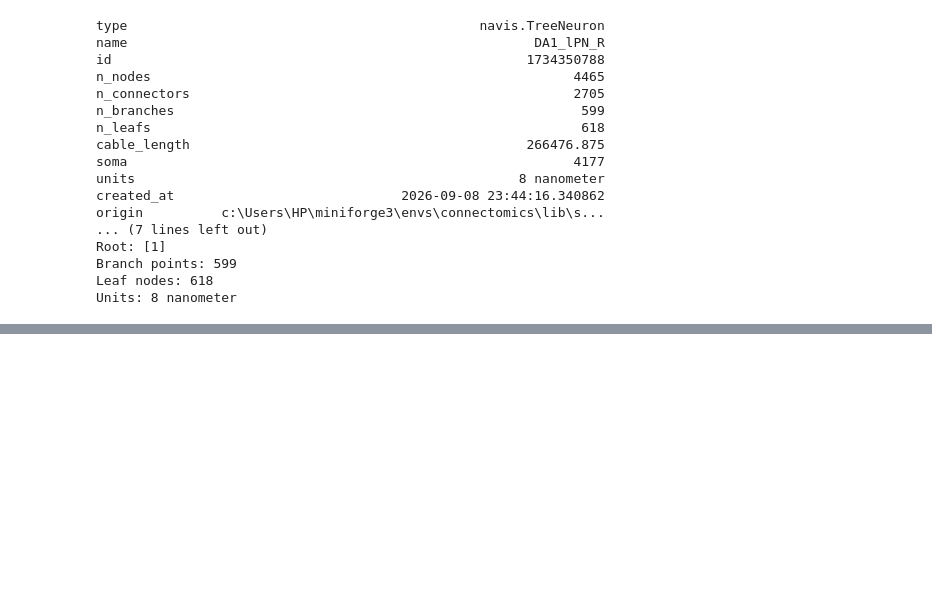
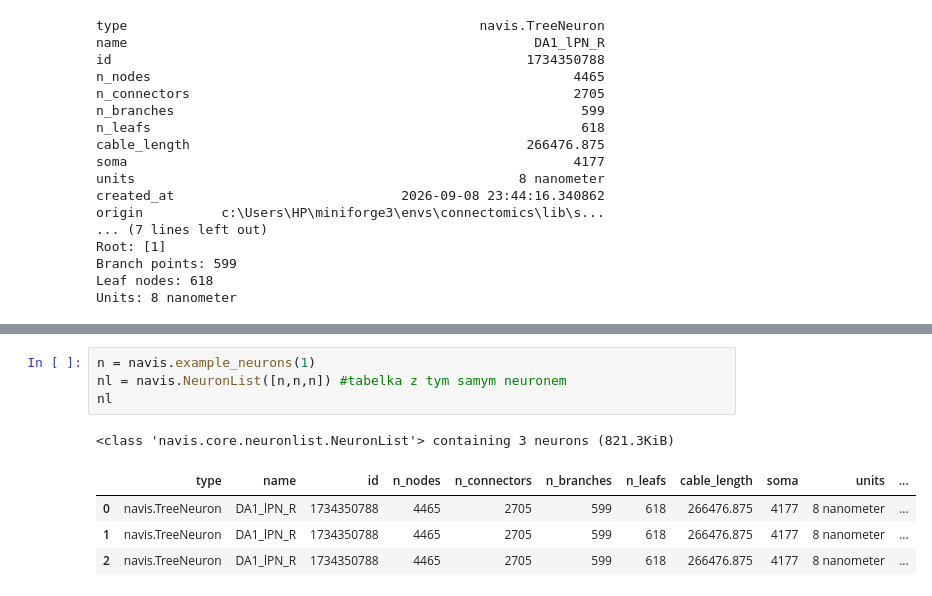
Before and after one commit to werner2011/Connectomics_1, a Jupyter notebook: notebooks/navis_ex.ipynb, the cells around one changed output, grey strips where cells are left out. Cells and saved outputs as stored; diff of their text form; blank space fills up the shorter version.

Commit message:
dodanie neuronlist

```diff
--- a/notebooks/navis_ex.ipynb
+++ b/notebooks/navis_ex.ipynb
@@ -164,0 +194,10 @@ Units: 8 nanometer
+# %%
+n = navis.example_neurons(1)
+nl = navis.NeuronList([n,n,n]) #tabelka z tym samym neuronem
+nl
+# %% [output]
+<class 'navis.core.neuronlist.NeuronList'> containing 3 neurons (821.3KiB)
+|  | type | name | id | n_nodes | n_connectors | n_branches | n_leafs | cable_length | soma | units | ... |
+| 0 | navis.TreeNeuron | DA1_lPN_R | 1734350788 | 4465 | 2705 | 599 | 618 | 266476.875 | 4177 | 8 nanometer | ... |
+| 1 | navis.TreeNeuron | DA1_lPN_R | 1734350788 | 4465 | 2705 | 599 | 618 | 266476.875 | 4177 | 8 nanometer | ... |
+| 2 | navis.TreeNeuron | DA1_lPN_R | 1734350788 | 4465 | 2705 | 599 | 618 | 266476.875 | 4177 | 8 nanometer | ... |
```
Also changed, not shown: parts of 4 cells of this notebook, 1 other file.
